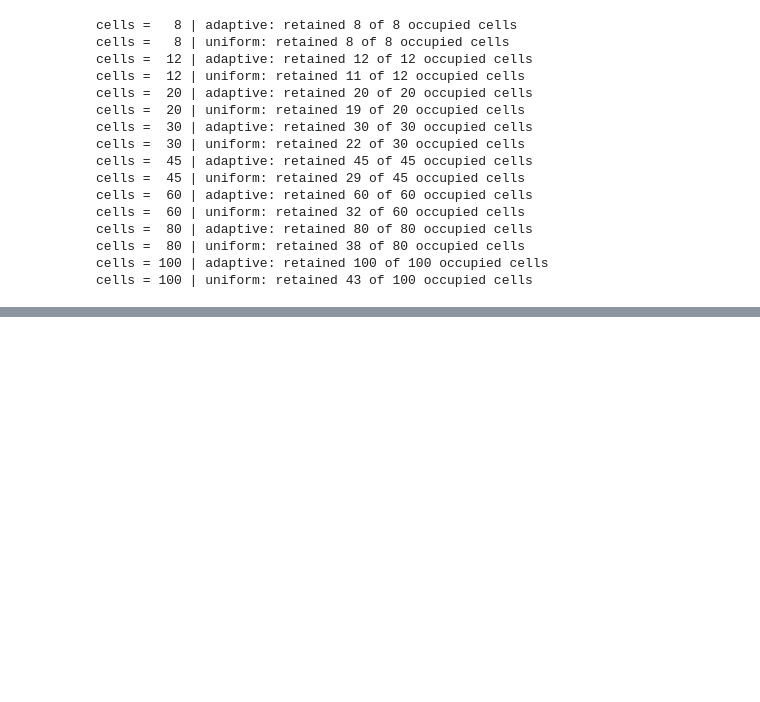
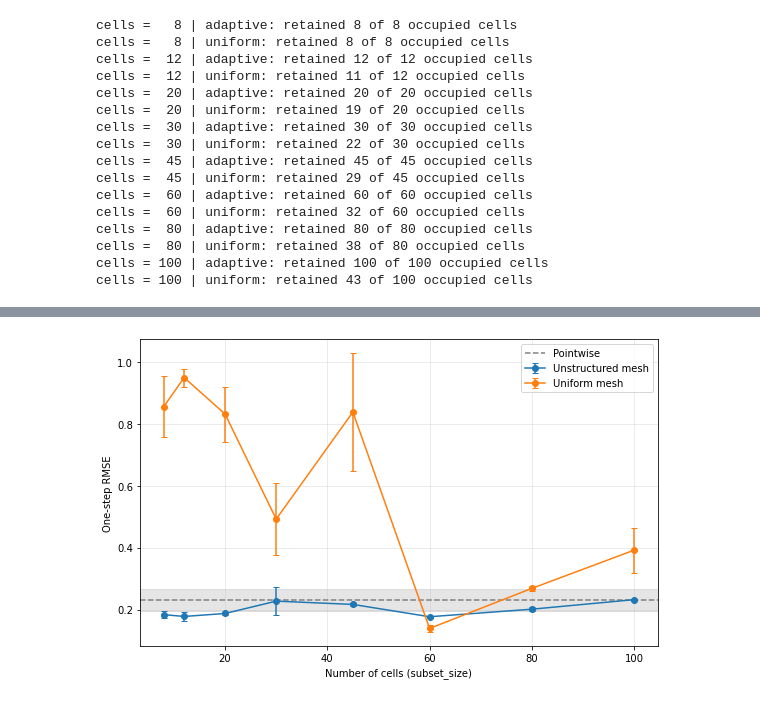
Before and after one commit to Yinonghyn/Parameter-Identification-with-Data-Driven-Cells, a Jupyter notebook: revisions/Lorenz63measure_CellNumber_Ablation.ipynb, the cells around one changed output, grey strips where cells are left out. Drawn from its saved outputs; the diff is of its cells as text; code cells hidden in the pictures; blank space fills up the shorter version.

```diff
--- a/revisions/Lorenz63measure_CellNumber_Ablation.ipynb
+++ b/revisions/Lorenz63measure_CellNumber_Ablation.ipynb
@@ -380,0 +397,27 @@ results
+# %%
+metric = 1
+plt.figure(figsize=(8, 5))
+
+for method, label in [('adaptive', 'Unstructured mesh'), ('uniform', 'Uniform mesh')]:
+    errors = [
+        np.sort([r[metric] for r in results[method][n]])#[1:-1]#remove the best & worst
+        for n in subset_sizes
+    ]
+    means = [np.mean(e) if len(e) else np.nan for e in errors]
+    stds = [np.std(e) if len(e) else np.nan for e in errors]
+    plt.errorbar(subset_sizes, means, yerr=stds, marker='o', capsize=3, label=label)
+
+baseline = np.sort(np.array(results['pointwise'])[:, metric])#[1:-1]#remove the best & worst
+plt.axhline(baseline.mean(), color='gray', linestyle='--', label='Pointwise')
+plt.axhspan(baseline.mean() - baseline.std(), baseline.mean() + baseline.std(),
+            color='gray', alpha=0.2)
+
+plt.xlabel('Number of cells (subset_size)')
+plt.ylabel(r'Long-time $W_2$ reconstruction error' if metric == 0 else 'One-step RMSE')
+plt.legend()
+plt.grid(alpha=0.3)
+plt.tight_layout()
+plt.savefig('lorenz63_epsilon_ablation.png', dpi=200)
+plt.show()
+# %% [output]
+[figure, added]
```
Also changed, not shown: parts of 8 cells of this notebook.
